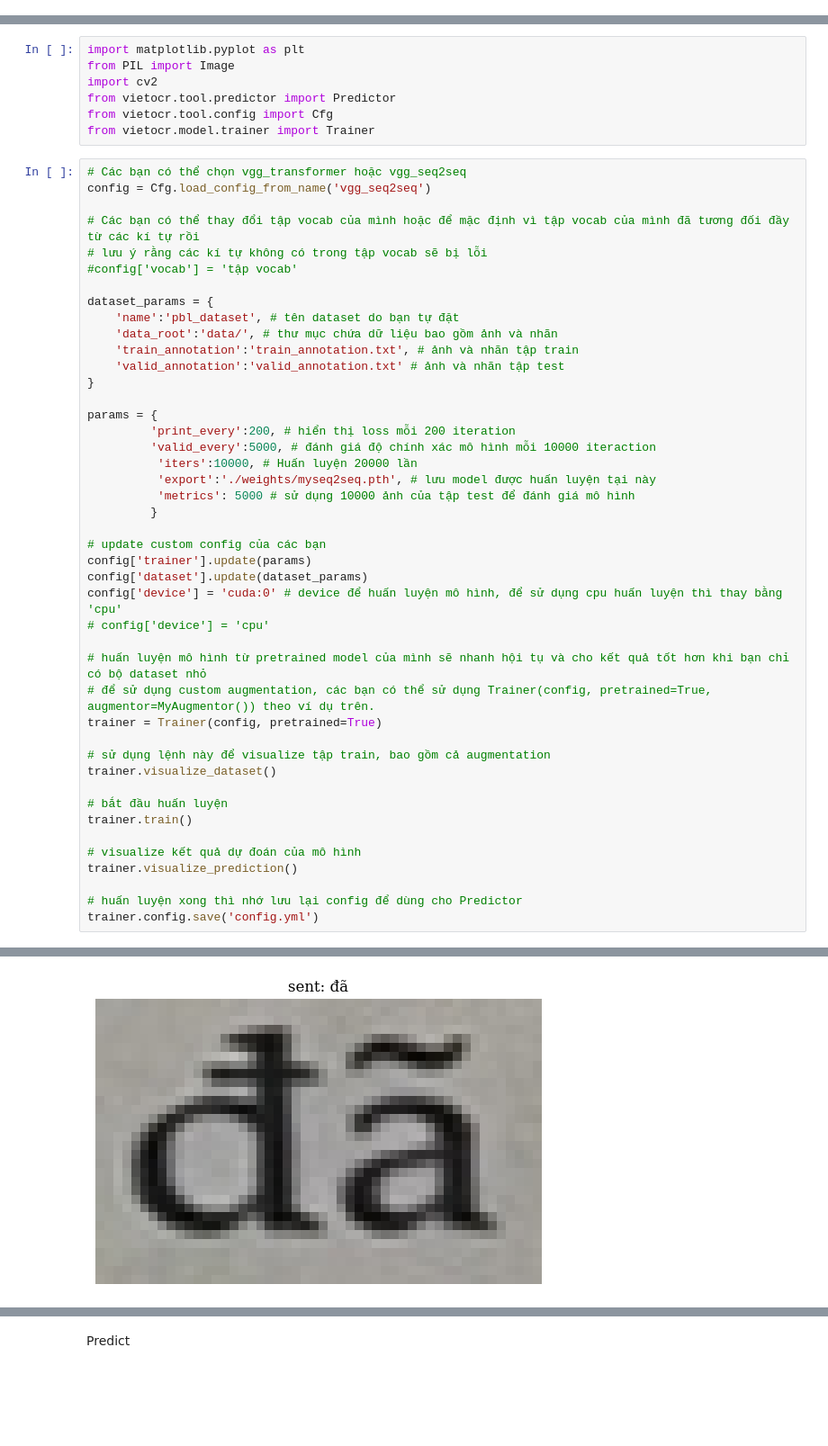
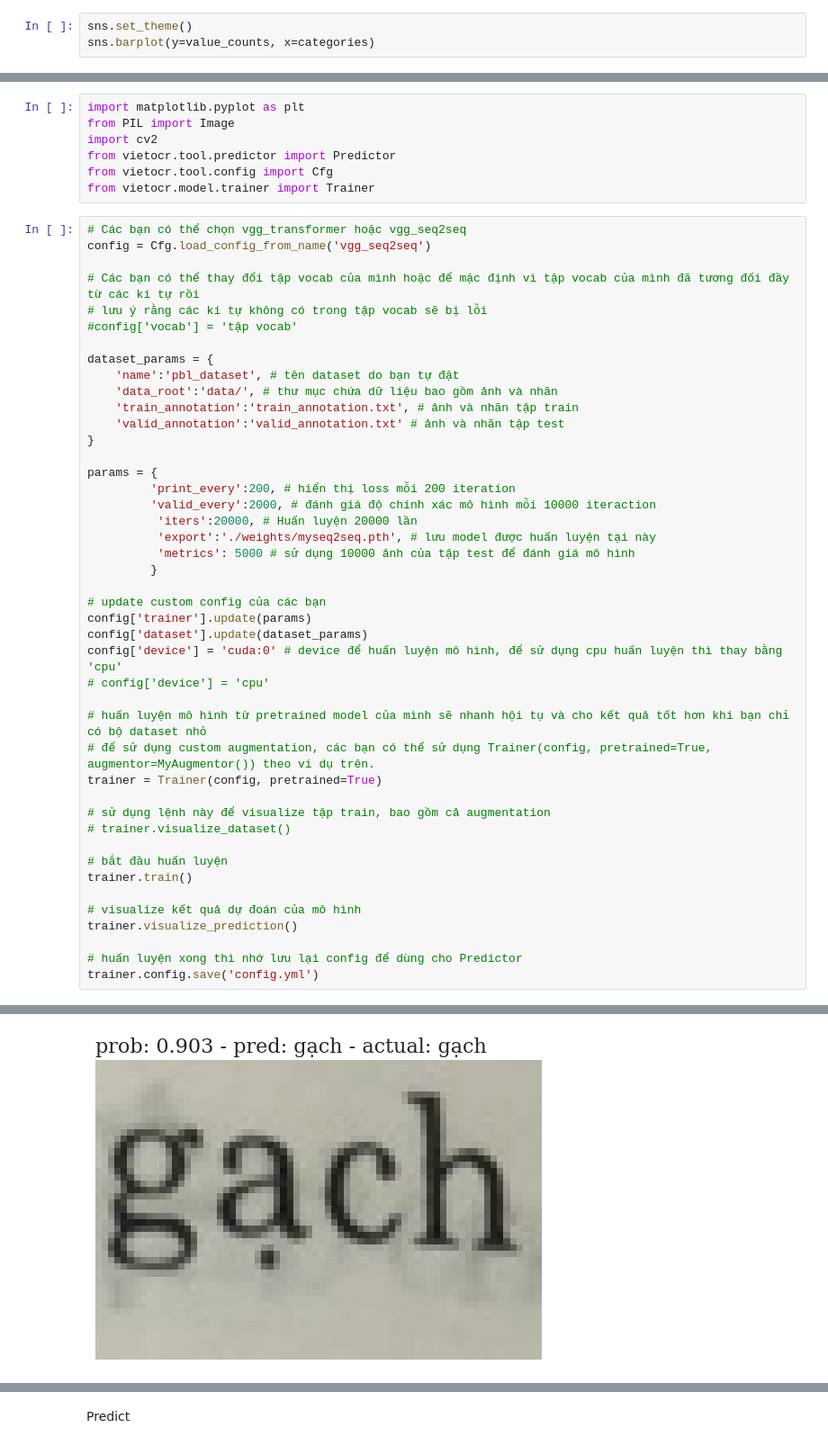
Before and after one commit to lightx26/VOCR-Training, a Jupyter notebook: ocr_training.ipynb, the cells around one changed output, grey strips where cells are left out. Shown: that part at 90% size. Cells and saved outputs as stored; diff of their text form; blank space fills up the shorter version.

```diff
--- a/ocr_training.ipynb
+++ b/ocr_training.ipynb
@@ -120,0 +156,3 @@ for line in annotations:
+# %%
+sns.set_theme()
+sns.barplot(y=value_counts, x=categories)
@@ -180,8 +252,8 @@ dataset_params = {
 
 params = {
          'print_every':200, # hiển thị loss mỗi 200 iteration
-         'valid_every':5000, # đánh giá độ chính xác mô hình mỗi 10000 iteraction
-          'iters':10000, # Huấn luyện 20000 lần
+         'valid_every':2000, # đánh giá độ chính xác mô hình mỗi 10000 iteraction
+          'iters':20000, # Huấn luyện 20000 lần
           'export':'./weights/myseq2seq.pth', # lưu model được huấn luyện tại này
           'metrics': 5000 # sử dụng 10000 ảnh của tập test để đánh giá mô hình
          }
@@ -197,7 +269,7 @@ config['device'] = 'cuda:0' # device để huấn luyện mô hình, để sử
 trainer = Trainer(config, pretrained=True)
 
 # sử dụng lệnh này để visualize tập train, bao gồm cả augmentation
-trainer.visualize_dataset()
+# trainer.visualize_dataset()
 
 # bắt đầu huấn luyện
 trainer.train()
@@ -215 +303 @@ Created dataset with 3238 samples
-[figure, old version]
+[figure, new version]
```
Also changed, not shown: parts of 39 cells of this notebook.
